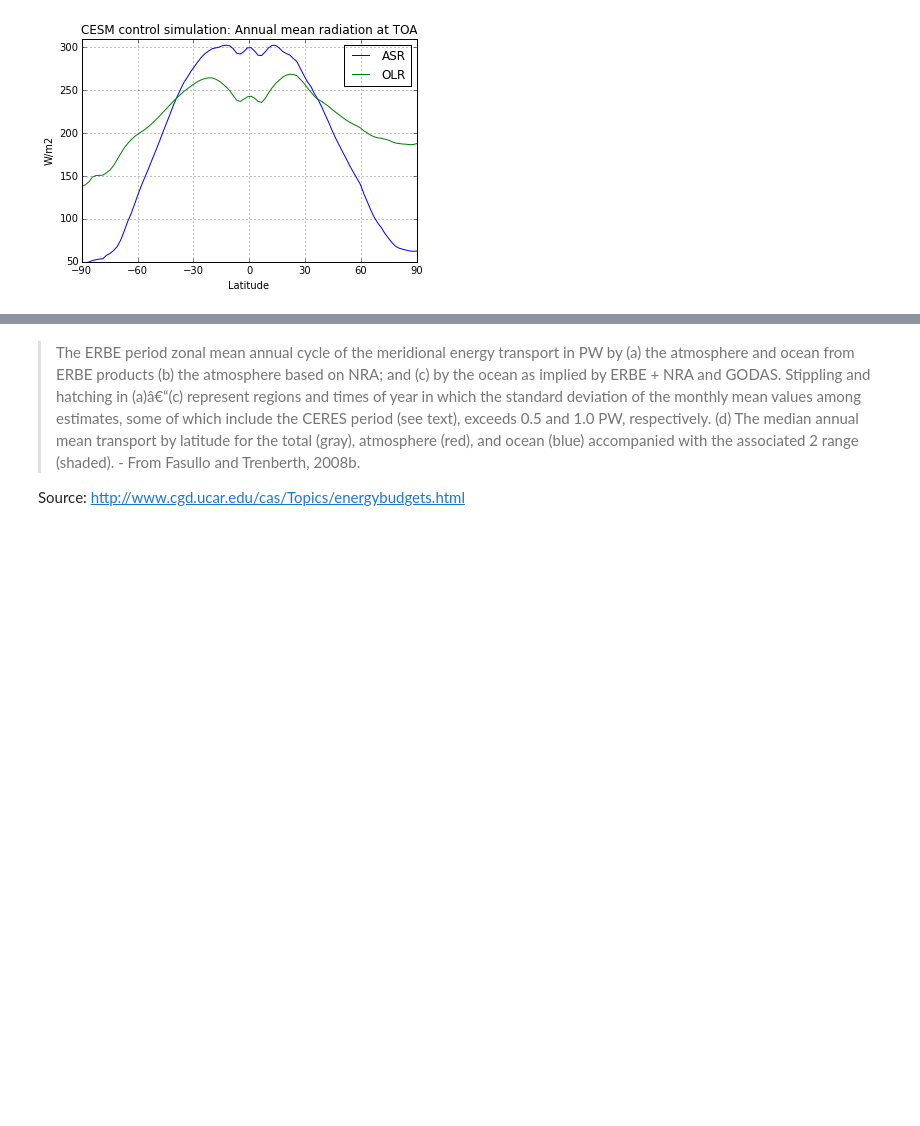
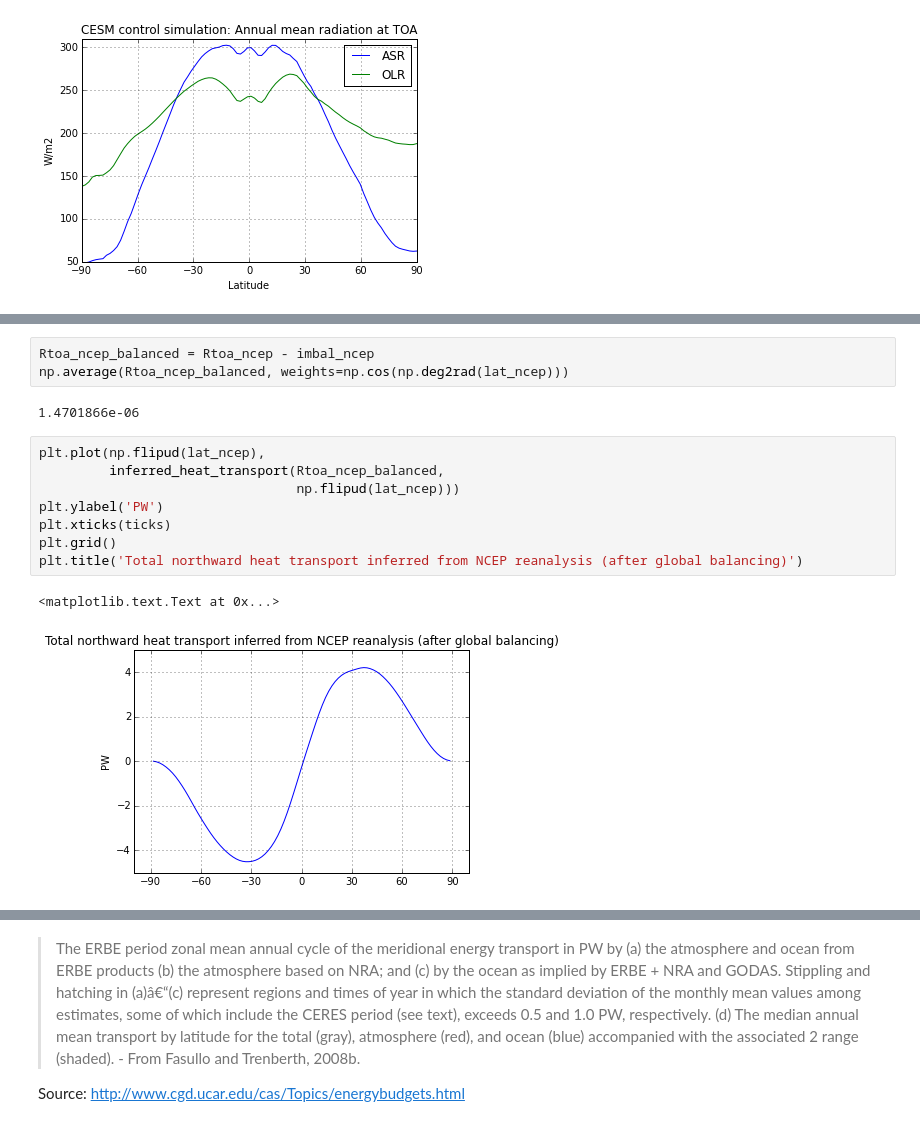
Before and after one commit to brian-rose/ClimateModeling_courseware, a Jupyter notebook: Lectures/Lecture13 -- Heat transport.ipynb, the cells around one changed output, grey strips where cells are left out. Saved outputs shown, nothing was run; the diff lists cells and outputs as text; blank space fills up the shorter version.

```diff
--- a/Lectures/Lecture13 -- Heat transport.ipynb
+++ b/Lectures/Lecture13 -- Heat transport.ipynb
@@ -311,0 +473,16 @@ ____________
+# %%
+Rtoa_ncep_balanced = Rtoa_ncep - imbal_ncep
+np.average(Rtoa_ncep_balanced, weights=np.cos(np.deg2rad(lat_ncep)))
+# %% [output]
+1.4701866e-06
+# %%
+plt.plot(np.flipud(lat_ncep),
+         inferred_heat_transport(Rtoa_ncep_balanced,
+                                 np.flipud(lat_ncep)))
+plt.ylabel('PW')
+plt.xticks(ticks)
+plt.grid()
+plt.title('Total northward heat transport inferred from NCEP reanalysis (after global balancing)')
+# %% [output]
+<matplotlib.text.Text at 0x...>
+[figure, added]
```
Also changed, not shown: parts of 52 cells of this notebook, 1 other file.
